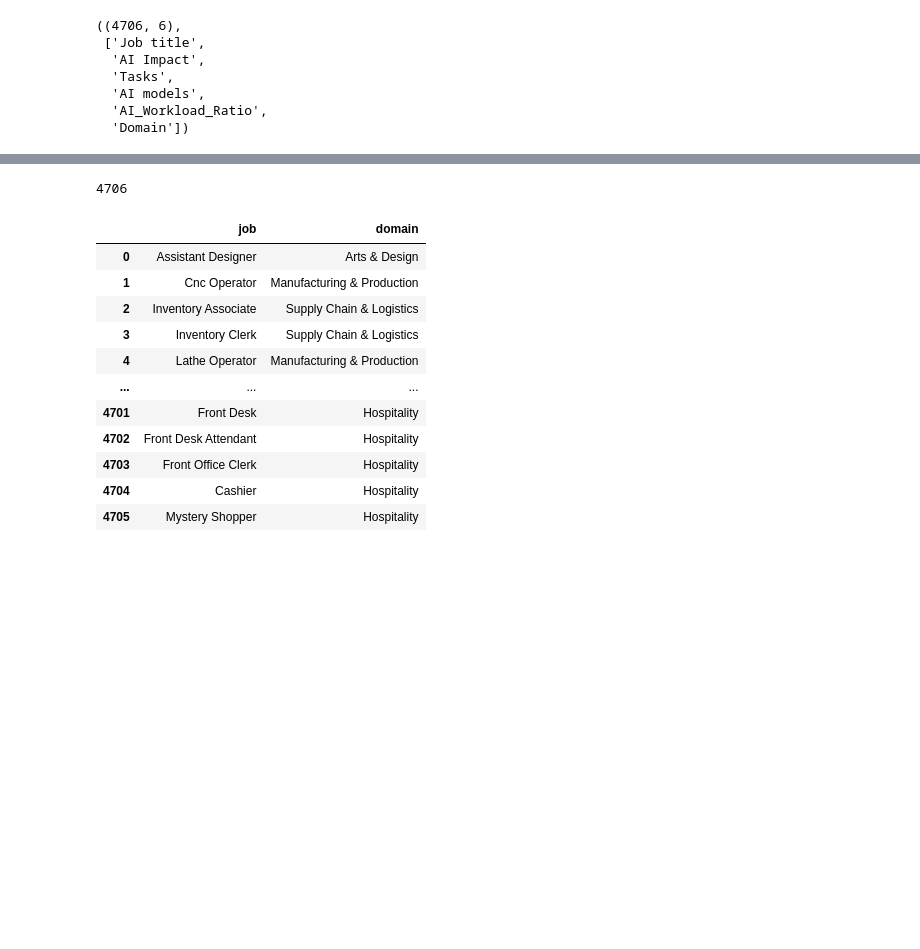
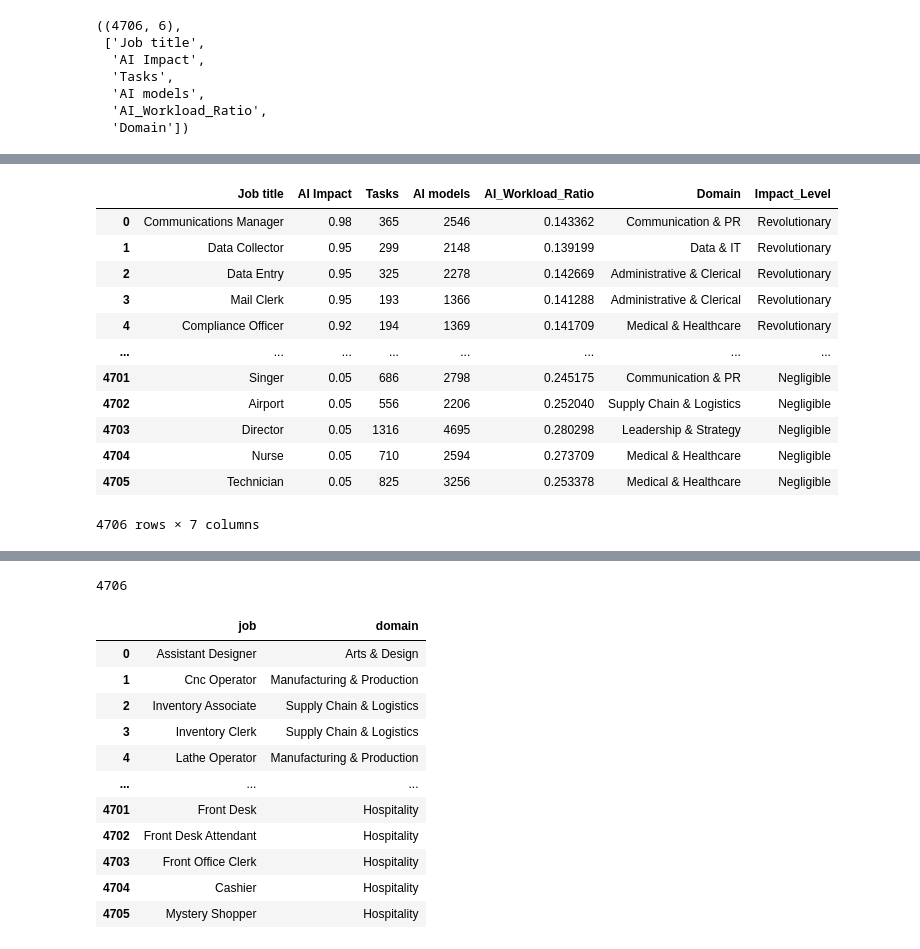
Before and after one commit to Sripriyan/AIvolution, a Jupyter notebook: Untitled.ipynb, the cells around one changed output, grey strips where cells are left out. Cells and saved outputs as stored; diff of their text form; code cells hidden in the pictures; blank space fills up the shorter version.

```diff
--- a/Untitled.ipynb
+++ b/Untitled.ipynb
@@ -13,0 +13,3 @@ df.shape,df.columns.to_list()
+# %%
+import numpy as np
+df['AI_Workload_Ratio'].replace([np.inf,-np.inf],np.nan,inplace=True)
@@ -25,3 +39,17 @@ df.shape,df.columns.to_list()
   'AI models',
   'AI_Workload_Ratio',
   'Domain'])
+# %%
+df['AI Impact']=df['AI Impact'].apply(lambda x:x.replace('%','')).astype(float)/100
+def impact_level(impact):
+    if impact >= 0.9:
+        return 'Revolutionary'
+    elif 0.75 <= impact < 0.9:
+        return 'Significant'
+    elif 0.5 <= impact < 0.75:
+        return 'Moderate'
+    elif 0.25 <= impact < 0.5:
+        return 'Minor'
+    else:
+        return 'Negligible'
+df['Impact_Level'] = df['AI Impact'].apply(impact_level)
@@ -28 +66,17 @@ df.shape,df.columns.to_list()
+# %%
+df
+# %% [output]
+|  | Job title | AI Impact | Tasks | AI models | AI_Workload_Ratio | Domain | Impact_Level |
+| 0 | Communications Manager | 0.98 | 365 | 2546 | 0.143362 | Communication & PR | Revolutionary |
+| 1 | Data Collector | 0.95 | 299 | 2148 | 0.139199 | Data & IT | Revolutionary |
+| 2 | Data Entry | 0.95 | 325 | 2278 | 0.142669 | Administrative & Clerical | Revolutionary |
+| 3 | Mail Clerk | 0.95 | 193 | 1366 | 0.141288 | Administrative & Clerical | Revolutionary |
+| 4 | Compliance Officer | 0.92 | 194 | 1369 | 0.141709 | Medical & Healthcare | Revolutionary |
+| ... | ... | ... | ... | ... | ... | ... | ... |
+| 4701 | Singer | 0.05 | 686 | 2798 | 0.245175 | Communication & PR | Negligible |
+| 4702 | Airport | 0.05 | 556 | 2206 | 0.252040 | Supply Chain & Logistics | Negligible |
+| 4703 | Director | 0.05 | 1316 | 4695 | 0.280298 | Leadership & Strategy | Negligible |
+| 4704 | Nurse | 0.05 | 710 | 2594 | 0.273709 | Medical & Healthcare | Negligible |
+| 4705 | Technician | 0.05 | 825 | 3256 | 0.253378 | Medical & Healthcare | Negligible |
+4706 rows × 7 columns
 # %%
```
Also changed, not shown: parts of 5 cells of this notebook, 2 other files.
